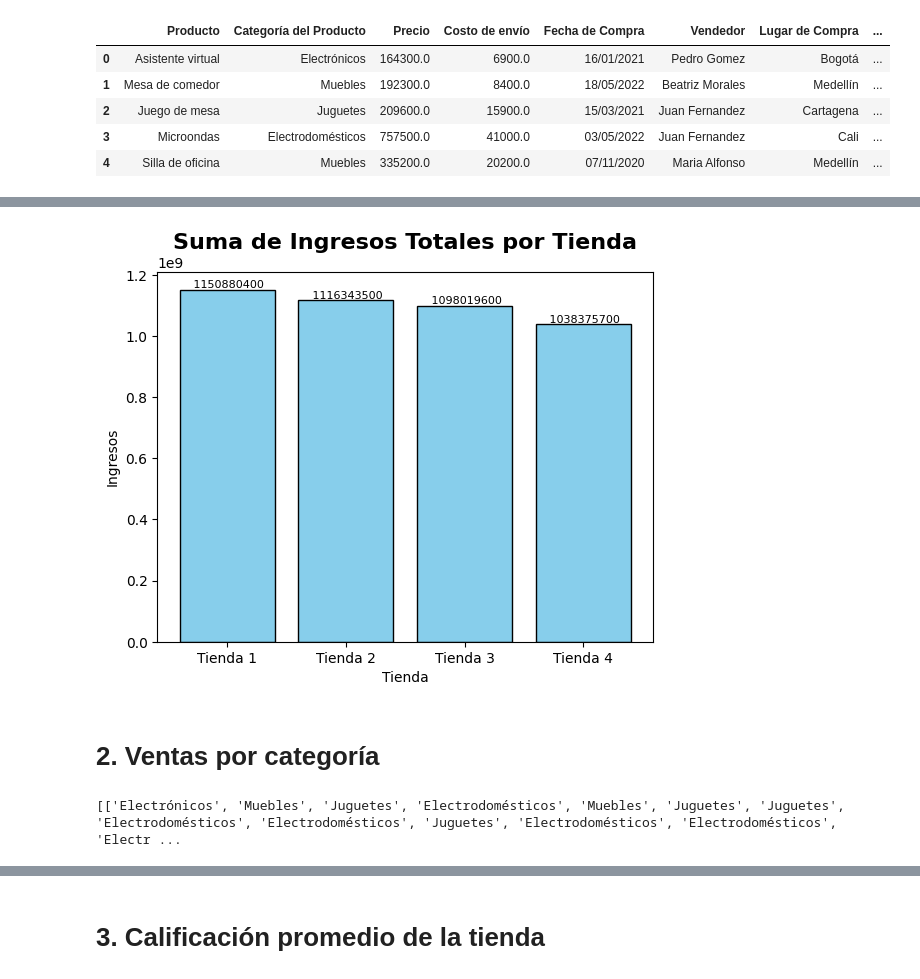
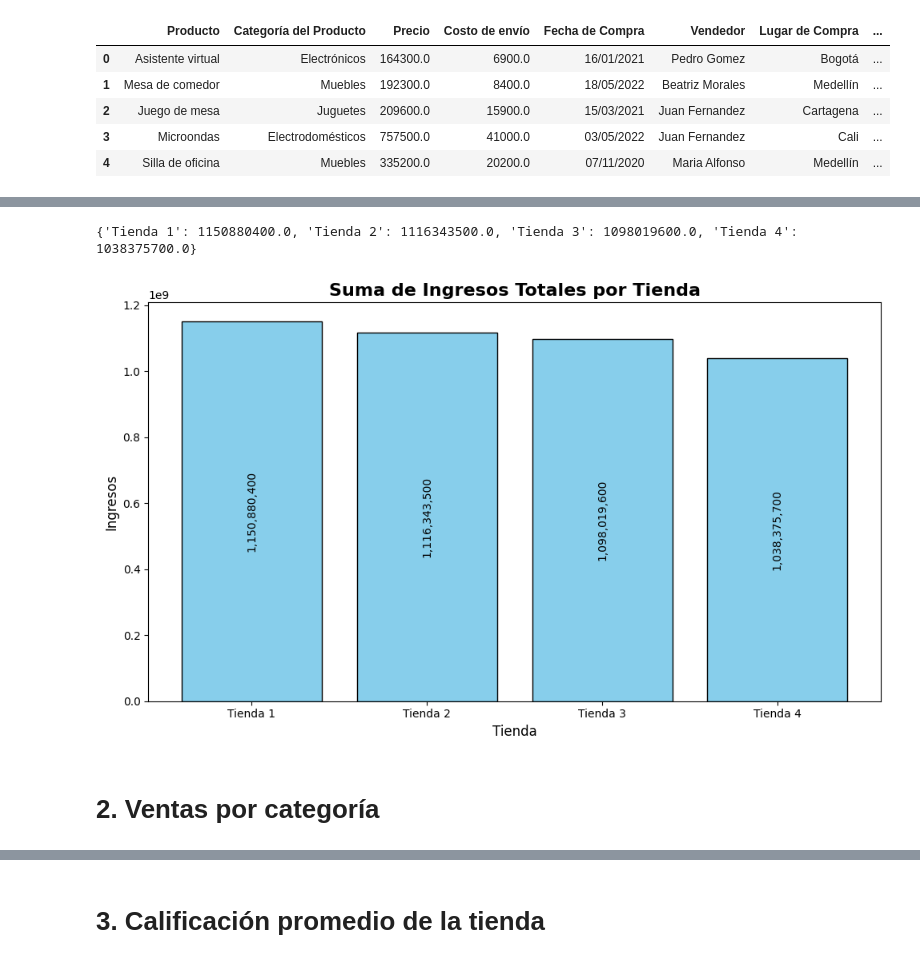
Before and after one commit to DevMagnov/challenge1-data-science-latam, a Jupyter notebook: AluraStoreLatam.ipynb, the cells around one changed output, grey strips where cells are left out. Saved outputs shown, nothing was run; the diff lists cells and outputs as text; code cells hidden in the pictures.

```diff
--- a/AluraStoreLatam.ipynb
+++ b/AluraStoreLatam.ipynb
@@ -64,22 +60,32 @@ nombre_tiendas = ["Tienda 1", "Tienda 2", "Tienda 3", "Tienda 4"]
-# %%
-barras_ingresos = plt.bar(
-            x = nombre_tiendas,
-            height = precios_totales_tienda,
-            edgecolor='black',
-            color= 'skyblue'
-
-        )
-plt.title('Suma de Ingresos Totales por Tienda', fontsize = 16, fontweight = 'bold')
-plt.xlabel('Tienda', fontsize=10)
-plt.ylabel('Ingresos', fontsize=10)
-
-for i, barra in enumerate(barras_ingresos):
-    altura = barra.get_height()
-    plt.text(barra.get_x() + barra.get_width() / 2, altura + 1, f'{altura: .0f}', ha='center', va='bottom', fontsize=8)
-
-plt.tight_layout
-plt.show()
-# %% [output]
-[figure, removed]
+# %%
+dict_precios_tiendas = dict(zip(nombre_tiendas, precios_totales_tienda))
+print(dict_precios_tiendas)
+# %% [output]
+{'Tienda 1': 1150880400.0, 'Tienda 2': 1116343500.0, 'Tienda 3': 1098019600.0, 'Tienda 4': 1038375700.0}
+# %%
+# Creacion de grafico de barras con el total de Ingresos por tienda:
+def mostrar_grafico_precios_tiendas(dict_precios_tiendas):
+    tiendas = list(dict_precios_tiendas.keys())
+    precios = list(dict_precios_tiendas.values())
+
+    plt.figure(figsize=(10, 6))
+    barras = plt.bar(tiendas, precios, color='skyblue', edgecolor='black')
+
+    # Mostrar los valores sobre cada barra
+    for barra, valor in zip(barras, precios):
+        plt.text(barra.get_x() + barra.get_width() / 2,
+                 barra.get_height() / 2,  # o barra.get_height() + 10000000 para encima
+                 f'{valor:,.0f}',
+                 ha='center', va='center', fontsize=10, color='black', rotation=90)
+
+    plt.title('Suma de Ingresos Totales por Tienda', fontsize=16, fontweight='bold')
+    plt.xlabel('Tienda', fontsize=12)
+    plt.ylabel('Ingresos', fontsize=12)
+    plt.tight_layout()
+    plt.show()
+# %%
+mostrar_grafico_precios_tiendas(dict_precios_tiendas)
+# %% [output]
+[figure, added]
 # %% [markdown]
 # 2. Ventas por categoría
@@ -92,10 +96,6 @@ cat = 'Categoría del Producto' #Variable que gusrda el nombre de la columna cat
 for tienda in lista_tiendas:
     lista_cate = tienda[cat].tolist()
     list_lista_categoria.append(lista_cate)
-
-print(list_lista_categoria)
-# %% [output]
-[['Electrónicos', 'Muebles', 'Juguetes', 'Electrodomésticos', 'Muebles', 'Juguetes', 'Juguetes', 'Electrodomésticos', 'Electrodomésticos', 'Juguetes', 'Electrodomésticos', 'Electrodomésticos', 'Electr ...
 # %%
 #Creación de un diccionario donde cada tienda muetra la cantidad vendida por cada categoria
 
```
Also changed, not shown: parts of 28 cells of this notebook.
